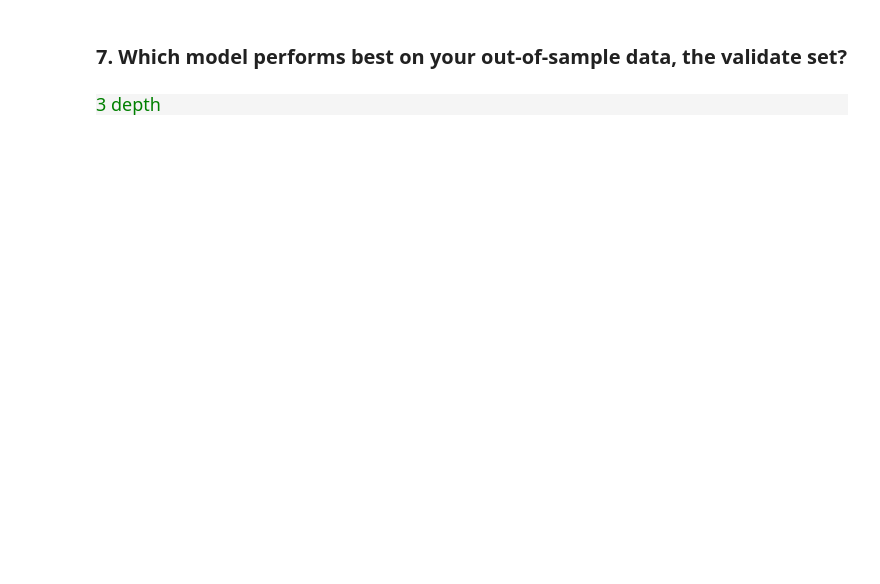
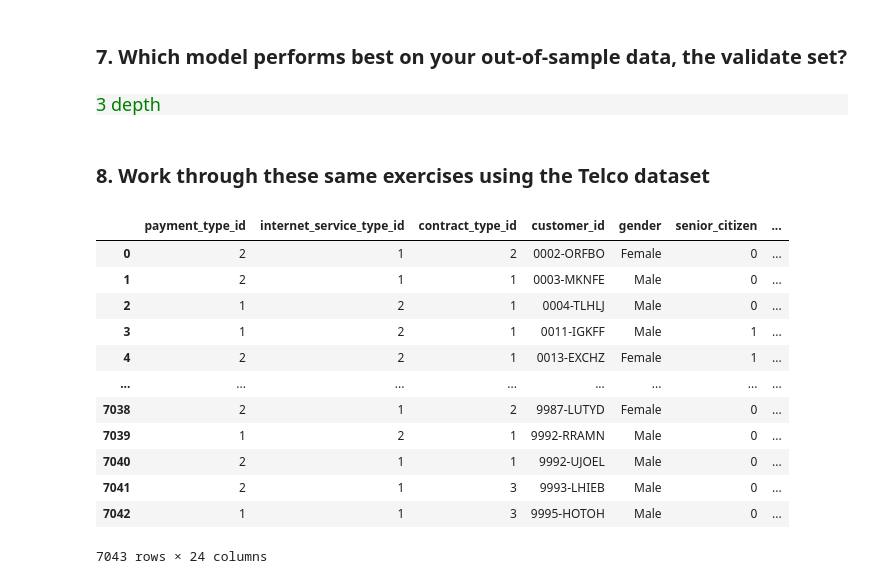
Before and after one commit to Jonathan-Garcia1/classification-exercises, a Jupyter notebook: decision_tree.ipynb, the cells around one changed output. Drawn from its saved outputs; the diff is of its cells as text; code cells hidden in the pictures; blank space fills up the shorter version.

```diff
--- a/decision_tree.ipynb
+++ b/decision_tree.ipynb
@@ -232,3 +211,23 @@ clf.score(X_val, y_val)
 # %% [markdown]
 <div style='background-color: #F5F5F5; padding-left: 40px; padding-top: 10px; padding-bottom: 10px; padding-right: 10px; color: Green; font-size: 18px; box-sizing: border-box;'>
 3 depth
+# %% [markdown]
+<h2 class="alert alert-block alert-info" style="font-size: 20px;">8. Work through these same exercises using the Telco dataset</h2>
+# %%
+#lets get the telco deta
+df_telco = get_telco_data()
+df_telco
+# %% [output]
+|  | payment_type_id | internet_service_type_id | contract_type_id | customer_id | gender | senior_citizen | ... |
+| 0 | 2 | 1 | 2 | 0002-ORFBO | Female | 0 | ... |
+| 1 | 2 | 1 | 1 | 0003-MKNFE | Male | 0 | ... |
+| 2 | 1 | 2 | 1 | 0004-TLHLJ | Male | 0 | ... |
+| 3 | 1 | 2 | 1 | 0011-IGKFF | Male | 1 | ... |
+| 4 | 2 | 2 | 1 | 0013-EXCHZ | Female | 1 | ... |
+| ... | ... | ... | ... | ... | ... | ... | ... |
+| 7038 | 2 | 1 | 2 | 9987-LUTYD | Female | 0 | ... |
+| 7039 | 1 | 2 | 1 | 9992-RRAMN | Male | 0 | ... |
+| 7040 | 2 | 1 | 1 | 9992-UJOEL | Male | 0 | ... |
+| 7041 | 2 | 1 | 3 | 9993-LHIEB | Male | 0 | ... |
+| 7042 | 1 | 1 | 3 | 9995-HOTOH | Male | 0 | ... |
+7043 rows × 24 columns
```
Also changed, not shown: parts of 13 cells of this notebook, 3 other files.
